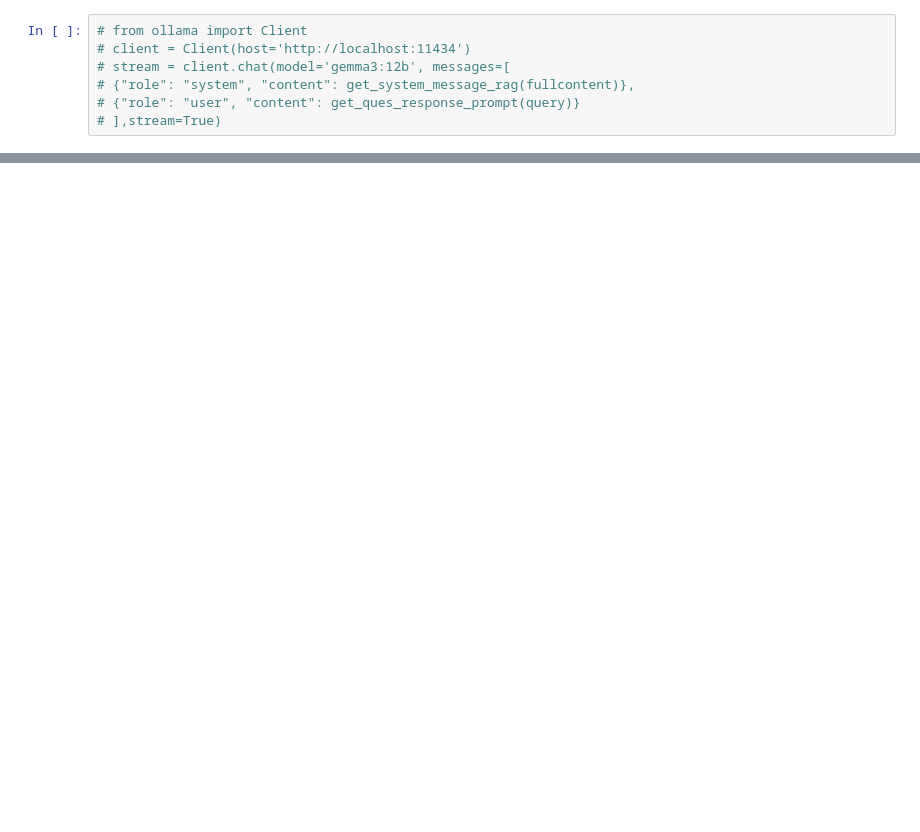
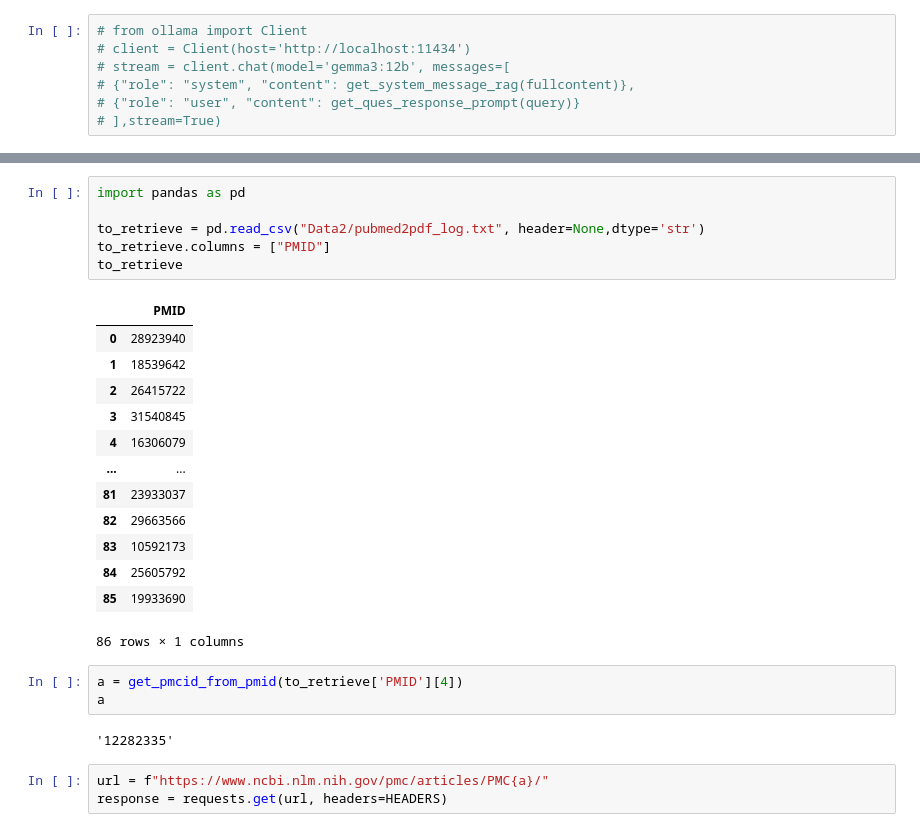
Before and after one commit to antparleo/RAG, a Jupyter notebook: 00_exploratory.ipynb, the cells around one changed output, grey strips where cells are left out. Cells and saved outputs as stored; diff of their text form; blank space fills up the shorter version.

```diff
--- a/00_exploratory.ipynb
+++ b/00_exploratory.ipynb
@@ -710,0 +838,28 @@ endometrium reveal key dysregulated genes and functions.
+# %%
+import pandas as pd
+
+to_retrieve = pd.read_csv("Data2/pubmed2pdf_log.txt", header=None,dtype='str')
+to_retrieve.columns = ["PMID"]
+to_retrieve
+# %% [output]
+|  | PMID |
+| 0 | 28923940 |
+| 1 | 18539642 |
+| 2 | 26415722 |
+| 3 | 31540845 |
+| 4 | 16306079 |
+| ... | ... |
+| 81 | 23933037 |
+| 82 | 29663566 |
+| 83 | 10592173 |
+| 84 | 25605792 |
+| 85 | 19933690 |
+86 rows × 1 columns
+# %%
+a = get_pmcid_from_pmid(to_retrieve['PMID'][4])
+a
+# %% [output]
+'12282335'
+# %%
+url = f"https://www.ncbi.nlm.nih.gov/pmc/articles/PMC{a}/"
+response = requests.get(url, headers=HEADERS)
```
Also changed, not shown: parts of 15 cells of this notebook.
